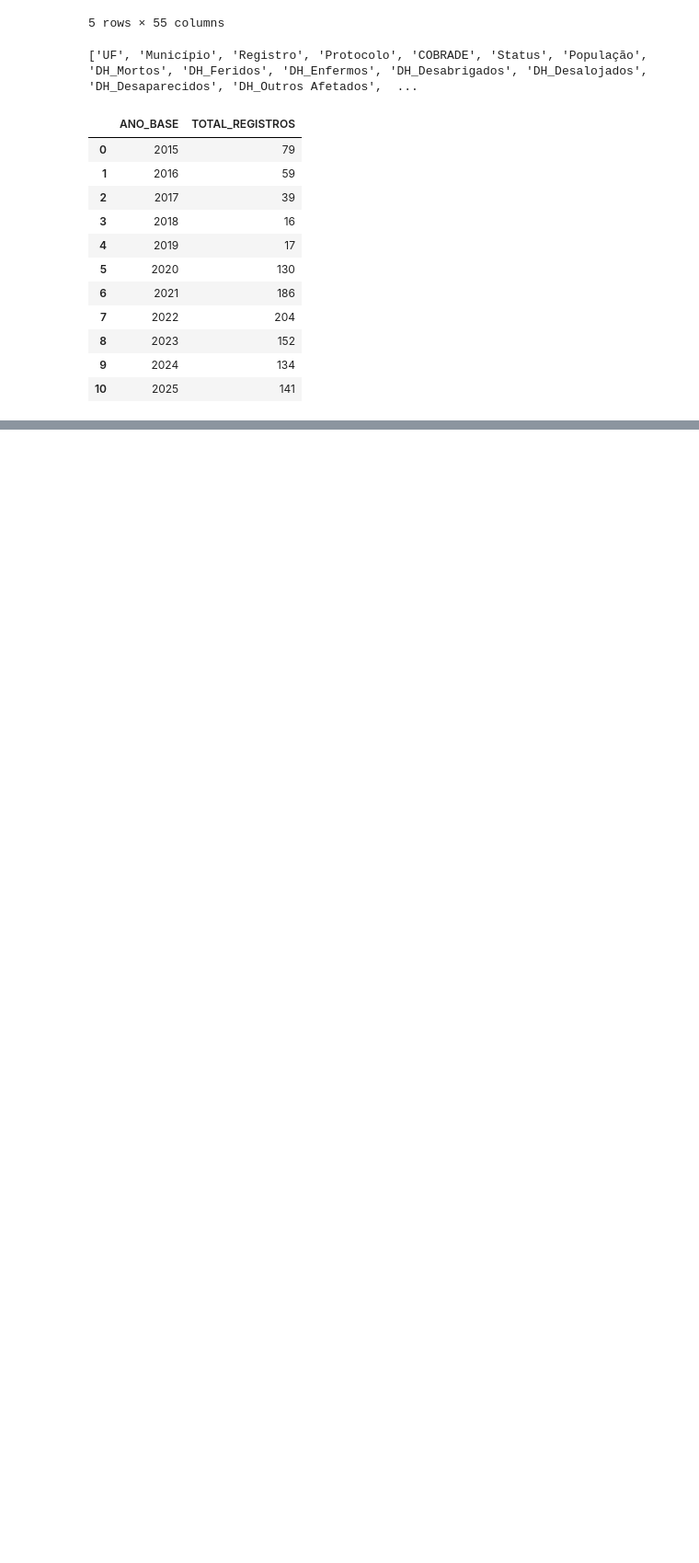
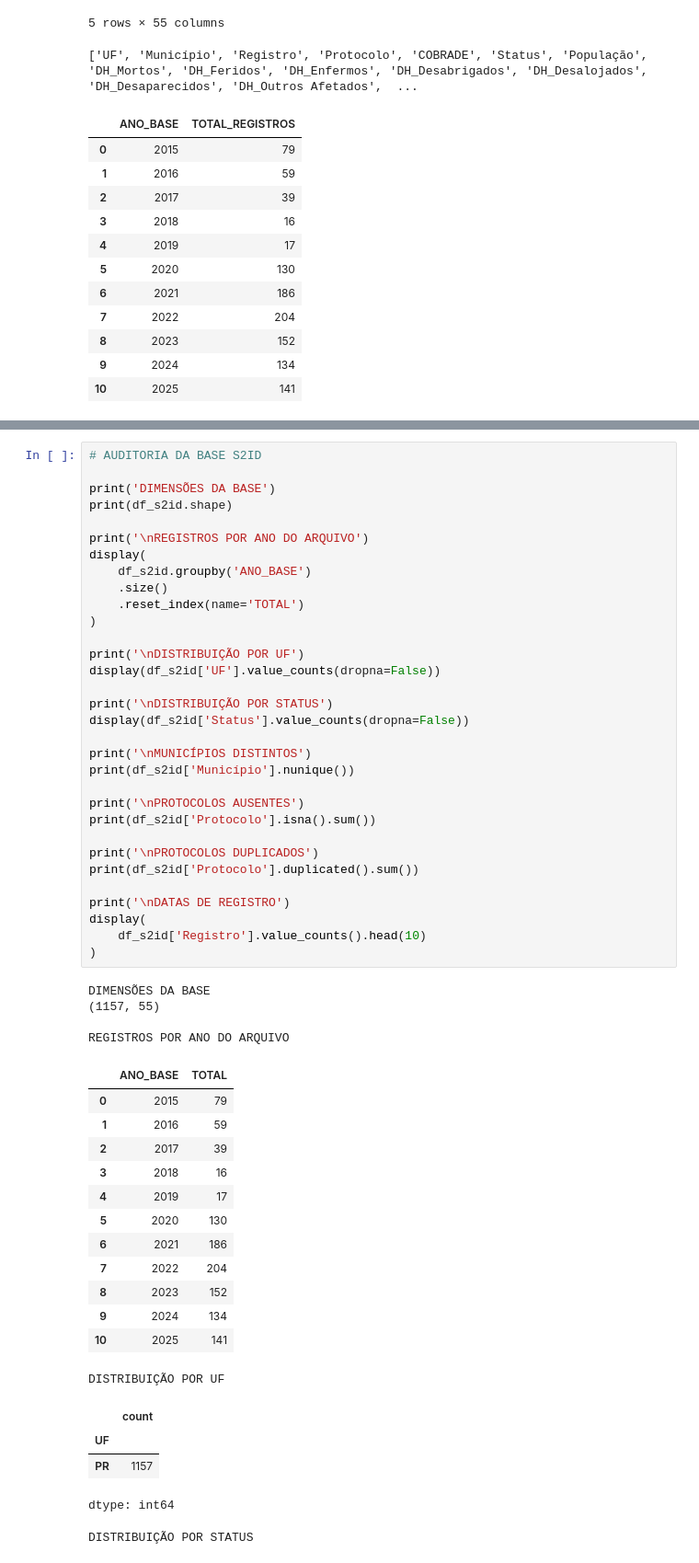
Before and after one commit to vzuza/codigos_amanha, a Jupyter notebook: limpeza_dados_s2id.ipynb, the cells around one changed output, grey strips where cells are left out. Shown at 92% size. Cells and saved outputs as stored; diff of their text form; blank space fills up the shorter version.

```diff
--- a/limpeza_dados_s2id.ipynb
+++ b/limpeza_dados_s2id.ipynb
@@ -115,0 +112,55 @@ files.download('/content/S2ID_PR_2015_2025.csv')
+# %%
+# AUDITORIA DA BASE S2ID
+
+print('DIMENSÕES DA BASE')
+print(df_s2id.shape)
+
+print('\nREGISTROS POR ANO DO ARQUIVO')
+display(
+    df_s2id.groupby('ANO_BASE')
+    .size()
+    .reset_index(name='TOTAL')
+)
+
+print('\nDISTRIBUIÇÃO POR UF')
+display(df_s2id['UF'].value_counts(dropna=False))
+
+print('\nDISTRIBUIÇÃO POR STATUS')
+display(df_s2id['Status'].value_counts(dropna=False))
+
+print('\nMUNICÍPIOS DISTINTOS')
+print(df_s2id['Município'].nunique())
+
+print('\nPROTOCOLOS AUSENTES')
+print(df_s2id['Protocolo'].isna().sum())
+
+print('\nPROTOCOLOS DUPLICADOS')
+print(df_s2id['Protocolo'].duplicated().sum())
+
+print('\nDATAS DE REGISTRO')
+display(
+    df_s2id['Registro'].value_counts().head(10)
+)
+# %% [output]
+DIMENSÕES DA BASE
+(1157, 55)
+
+REGISTROS POR ANO DO ARQUIVO
+|  | ANO_BASE | TOTAL |
+| 0 | 2015 | 79 |
+| 1 | 2016 | 59 |
+| 2 | 2017 | 39 |
+| 3 | 2018 | 16 |
+| 4 | 2019 | 17 |
+| 5 | 2020 | 130 |
+| 6 | 2021 | 186 |
+| 7 | 2022 | 204 |
+| 8 | 2023 | 152 |
+| 9 | 2024 | 134 |
+| 10 | 2025 | 141 |
+DISTRIBUIÇÃO POR UF
+|  | count |
+| UF |  |
+| PR | 1157 |
+dtype: int64
+DISTRIBUIÇÃO POR STATUS
```
Also changed, not shown: parts of 2 cells of this notebook.
